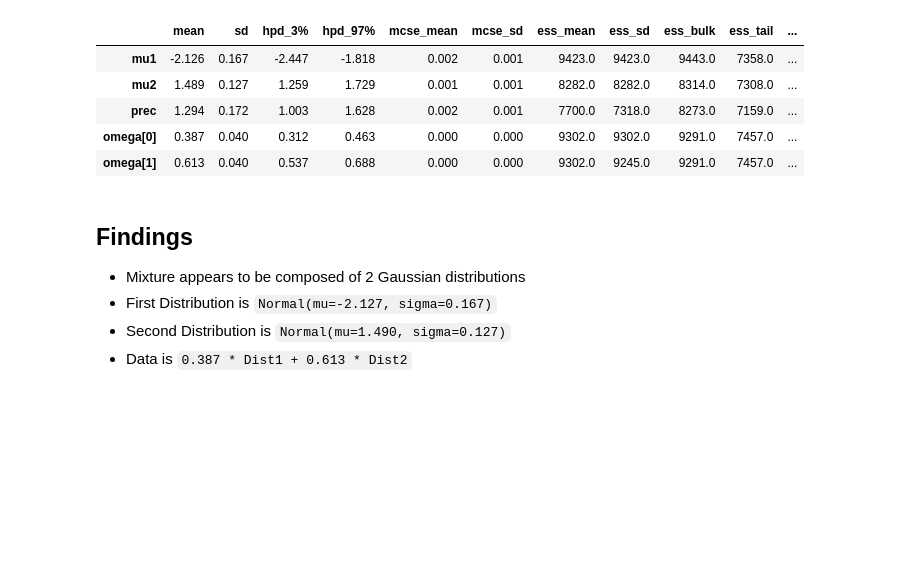
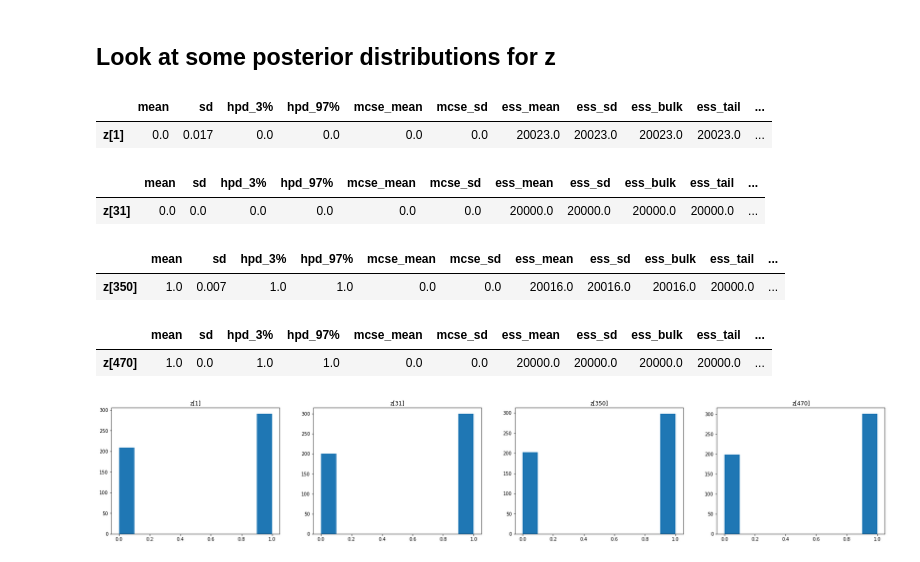
Before and after one commit to sujitpal/bayesian-stats-examples, a Jupyter notebook: techniques-and-models/w04-11h-mixture-models.ipynb, the cells around one changed output. Saved outputs shown, nothing was run; the diff lists cells and outputs as text; code cells hidden in the pictures; blank space fills up the shorter version.

```diff
--- a/techniques-and-models/w04-11h-mixture-models.ipynb
+++ b/techniques-and-models/w04-11h-mixture-models.ipynb
@@ -83,16 +122,48 @@ _ = pm.traceplot(trace_1, combined=True, compact=False)
+# %% [markdown]
+## Look at some posterior distributions for z
 # %%
-pm.summary(trace_1)
+summary_df = pm.summary(trace_1)
-# %% [output]
-|  | mean | sd | hpd_3% | hpd_97% | mcse_mean | mcse_sd | ess_mean | ess_sd | ess_bulk | ess_tail | ... |
-| mu1 | -2.126 | 0.167 | -2.447 | -1.818 | 0.002 | 0.001 | 9423.0 | 9423.0 | 9443.0 | 7358.0 | ... |
-| mu2 | 1.489 | 0.127 | 1.259 | 1.729 | 0.001 | 0.001 | 8282.0 | 8282.0 | 8314.0 | 7308.0 | ... |
-| prec | 1.294 | 0.172 | 1.003 | 1.628 | 0.002 | 0.001 | 7700.0 | 7318.0 | 8273.0 | 7159.0 | ... |
-| omega[0] | 0.387 | 0.040 | 0.312 | 0.463 | 0.000 | 0.000 | 9302.0 | 9302.0 | 9291.0 | 7457.0 | ... |
-| omega[1] | 0.613 | 0.040 | 0.537 | 0.688 | 0.000 | 0.000 | 9302.0 | 9245.0 | 9291.0 | 7457.0 | ... |
-# %% [markdown]
-## Findings
-
-* Mixture appears to be composed of 2 Gaussian distributions
-* First Distribution is `Normal(mu=-2.127, sigma=0.167)`
-* Second Distribution is `Normal(mu=1.490, sigma=0.127)`
-* Data is `0.387 * Dist1 + 0.613 * Dist2`
+# %%
+summary_df.loc[["z[1]"]]
+# %% [output]
+|  | mean | sd | hpd_3% | hpd_97% | mcse_mean | mcse_sd | ess_mean | ess_sd | ess_bulk | ess_tail | ... |
+| z[1] | 0.0 | 0.017 | 0.0 | 0.0 | 0.0 | 0.0 | 20023.0 | 20023.0 | 20023.0 | 20023.0 | ... |
+# %%
+summary_df.loc[["z[31]"]]
+# %% [output]
+|  | mean | sd | hpd_3% | hpd_97% | mcse_mean | mcse_sd | ess_mean | ess_sd | ess_bulk | ess_tail | ... |
+| z[31] | 0.0 | 0.0 | 0.0 | 0.0 | 0.0 | 0.0 | 20000.0 | 20000.0 | 20000.0 | 20000.0 | ... |
+# %%
+summary_df.loc[["z[350]"]]
+# %% [output]
+|  | mean | sd | hpd_3% | hpd_97% | mcse_mean | mcse_sd | ess_mean | ess_sd | ess_bulk | ess_tail | ... |
+| z[350] | 1.0 | 0.007 | 1.0 | 1.0 | 0.0 | 0.0 | 20016.0 | 20016.0 | 20016.0 | 20000.0 | ... |
+# %%
+summary_df.loc[["z[470]"]]
+# %% [output]
+|  | mean | sd | hpd_3% | hpd_97% | mcse_mean | mcse_sd | ess_mean | ess_sd | ess_bulk | ess_tail | ... |
+| z[470] | 1.0 | 0.0 | 1.0 | 1.0 | 0.0 | 0.0 | 20000.0 | 20000.0 | 20000.0 | 20000.0 | ... |
+# %%
+z = trace_1.get_values("z")
+# %%
+plt.figure(figsize=(30, 5))
+
+plt.subplot(141)
+plt.hist(z[1])
+plt.title("z[1]")
+
+plt.subplot(142)
+plt.hist(z[31])
+plt.title("z[31]")
+
+plt.subplot(143)
+plt.hist(z[350])
+plt.title("z[350]")
+
+plt.subplot(144)
+plt.hist(z[470])
+plt.title("z[470]")
+
+_ = plt.show()
+# %% [output]
+[figure, added]
```
Also changed, not shown: parts of 16 cells of this notebook, 1 other file.
